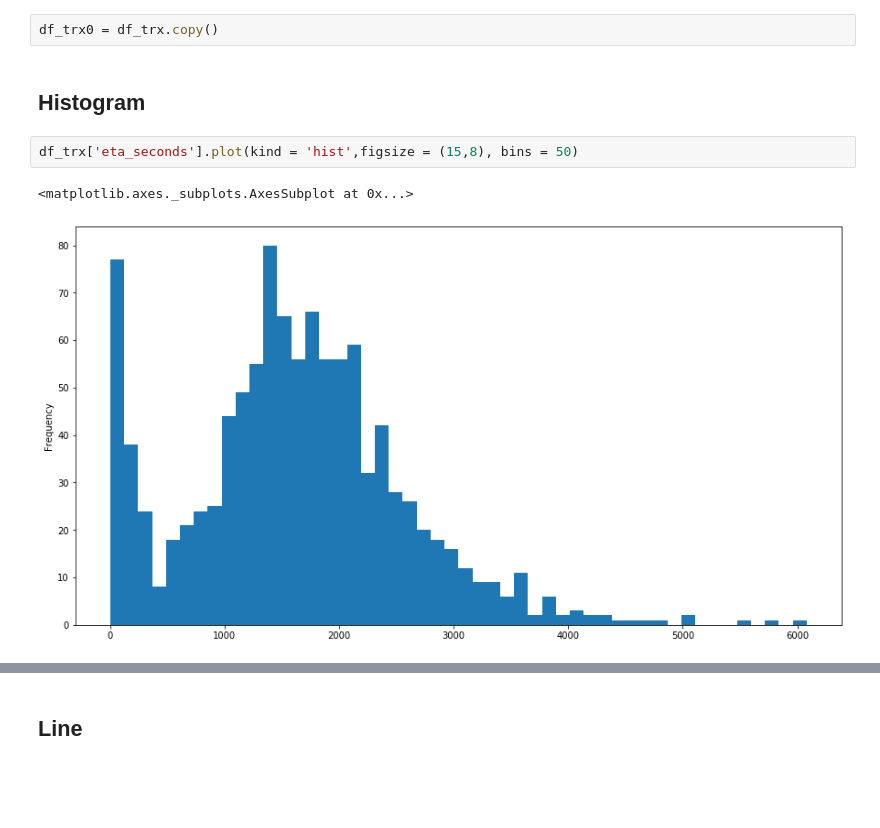
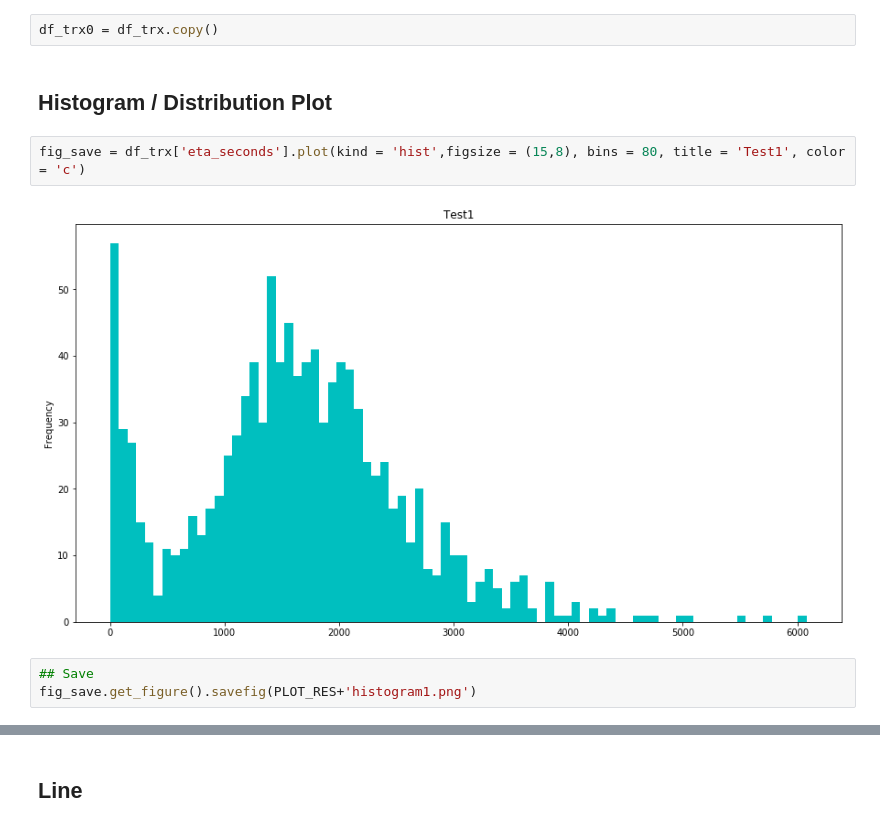
Before and after one commit to alamhanz/pandas_journey, a Jupyter notebook: notebooks/10_Visualization.ipynb, the cells around one changed output, grey strips where cells are left out. Drawn from its saved outputs; the diff is of its cells as text; blank space fills up the shorter version.

```diff
--- a/notebooks/10_Visualization.ipynb
+++ b/notebooks/10_Visualization.ipynb
@@ -40,11 +45,13 @@ dtype: int64
 # %%
 df_trx0 = df_trx.copy()
 # %% [markdown]
-## Histogram
+## Histogram / Distribution Plot
 # %%
-df_trx['eta_seconds'].plot(kind = 'hist',figsize = (15,8), bins = 50)
+fig_save = df_trx['eta_seconds'].plot(kind = 'hist',figsize = (15,8), bins = 80, title = 'Test1', color = 'c')
 # %% [output]
-<matplotlib.axes._subplots.AxesSubplot at 0x...>
-[figure, old version]
+[figure, new version]
+# %%
+## Save
+fig_save.get_figure().savefig(PLOT_RES+'histogram1.png')
 # %%
 plt.figure(figsize=(15,8))
```
Also changed, not shown: parts of 28 cells of this notebook, 17 other files.
